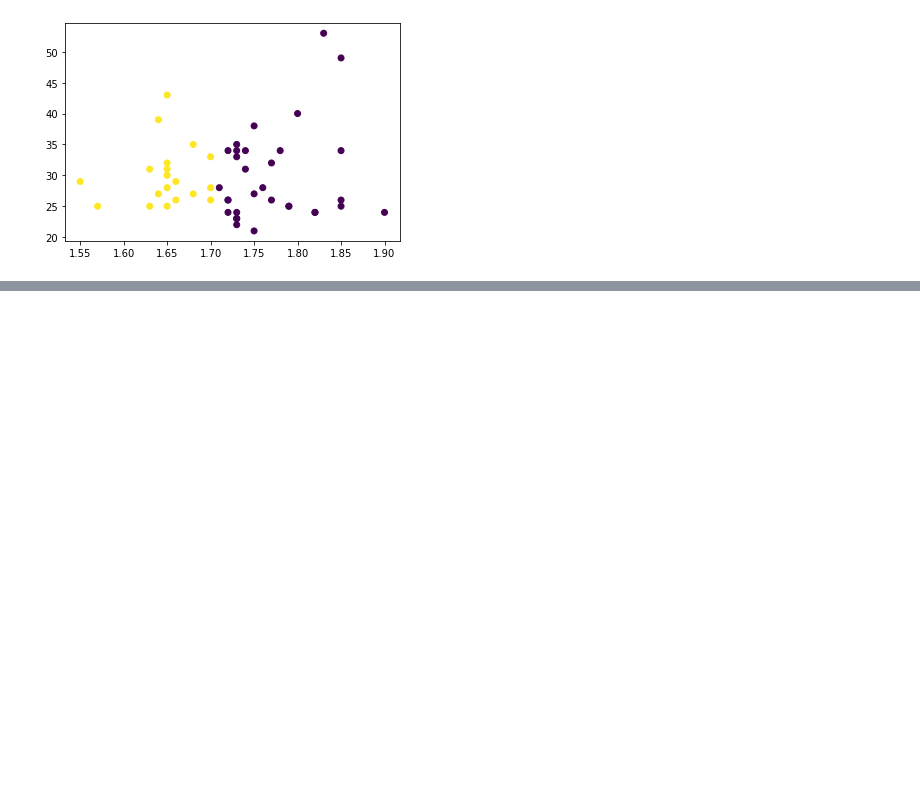
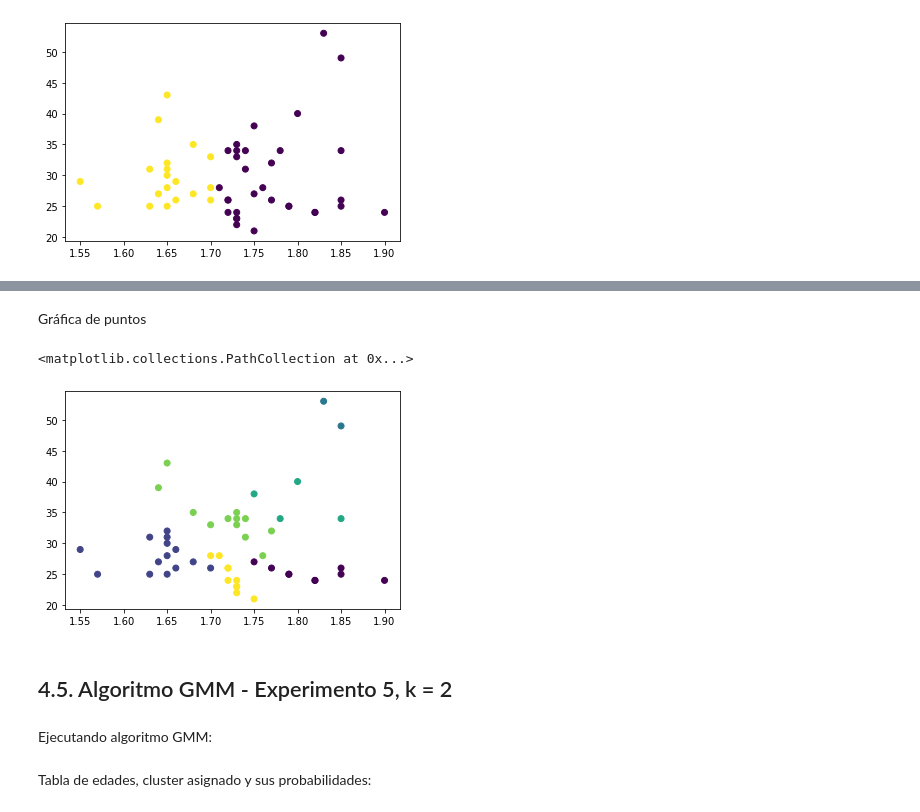
Before and after one commit to josedalvik/datascience_stlearning2_practica1, a Jupyter notebook: K-means y GMM.ipynb, the cells around one changed output, grey strips where cells are left out. Drawn from its saved outputs; the diff is of its cells as text; code cells hidden in the pictures; blank space fills up the shorter version.

```diff
--- a/K-means y GMM.ipynb
+++ b/K-means y GMM.ipynb
@@ -314,0 +421,4 @@ plt.scatter(normales_kmeans5.altura, normales_kmeans5.edad, alpha=1, c=normales_
+# %%
+model4 = mixture.GaussianMixture(n_components=6).fit(normales_n)
+labels = model4.predict(normales_n)
+probs = model4.predict_proba(normales_n)
@@ -314,0 +427,10 @@ plt.scatter(normales_kmeans5.altura, normales_kmeans5.edad, alpha=1, c=normales_
+# %%
+normales_gmm4 = normales.copy()
+normales_gmm4["cluster"] = labels
+normales_gmm4["p(c0)"] = probs[:,0].round(2)
+normales_gmm4["p(c1)"] = probs[:,1].round(2)
+normales_gmm4["p(c2)"] = probs[:,2].round(2)
+normales_gmm4["p(c3)"] = probs[:,3].round(2)
+normales_gmm4["p(c4)"] = probs[:,4].round(2)
+normales_gmm4["p(c5)"] = probs[:,5].round(2)
+normales_gmm4.head()
@@ -314,0 +444,11 @@ plt.scatter(normales_kmeans5.altura, normales_kmeans5.edad, alpha=1, c=normales_
+# %% [markdown]
+Gráfica de puntos
+# %%
+plt.scatter(normales_gmm4.altura, normales_gmm4.edad, alpha=1, c=normales_gmm4.cluster)
+# %% [output]
+<matplotlib.collections.PathCollection at 0x...>
+[figure, added]
+# %% [markdown]
+## 4.5. Algoritmo GMM - Experimento 5, k = 2
+# %% [markdown]
+Ejecutando algoritmo GMM:
@@ -314,0 +459,2 @@ plt.scatter(normales_kmeans5.altura, normales_kmeans5.edad, alpha=1, c=normales_
+# %% [markdown]
+Tabla de edades, cluster asignado y sus probabilidades:
```
Also changed, not shown: parts of 32 cells of this notebook.
